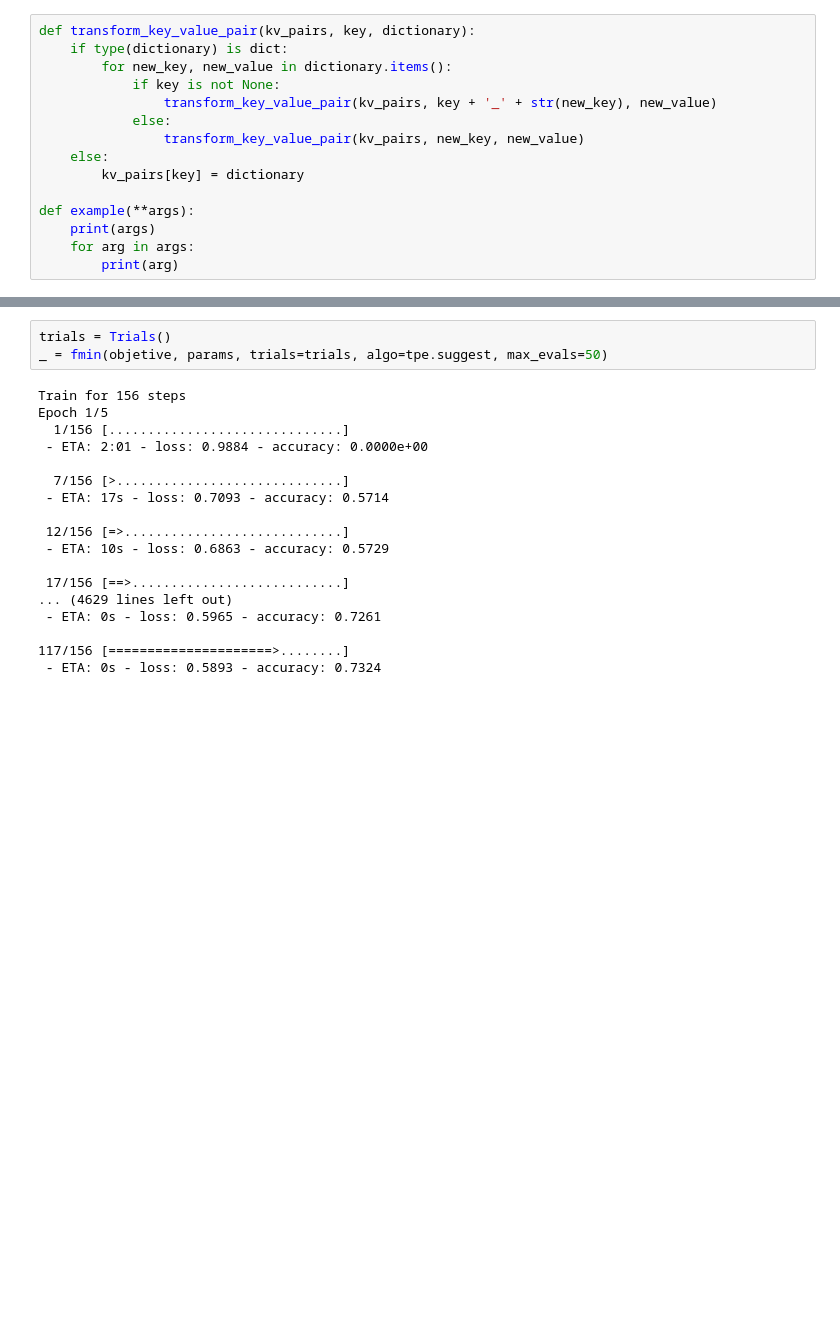
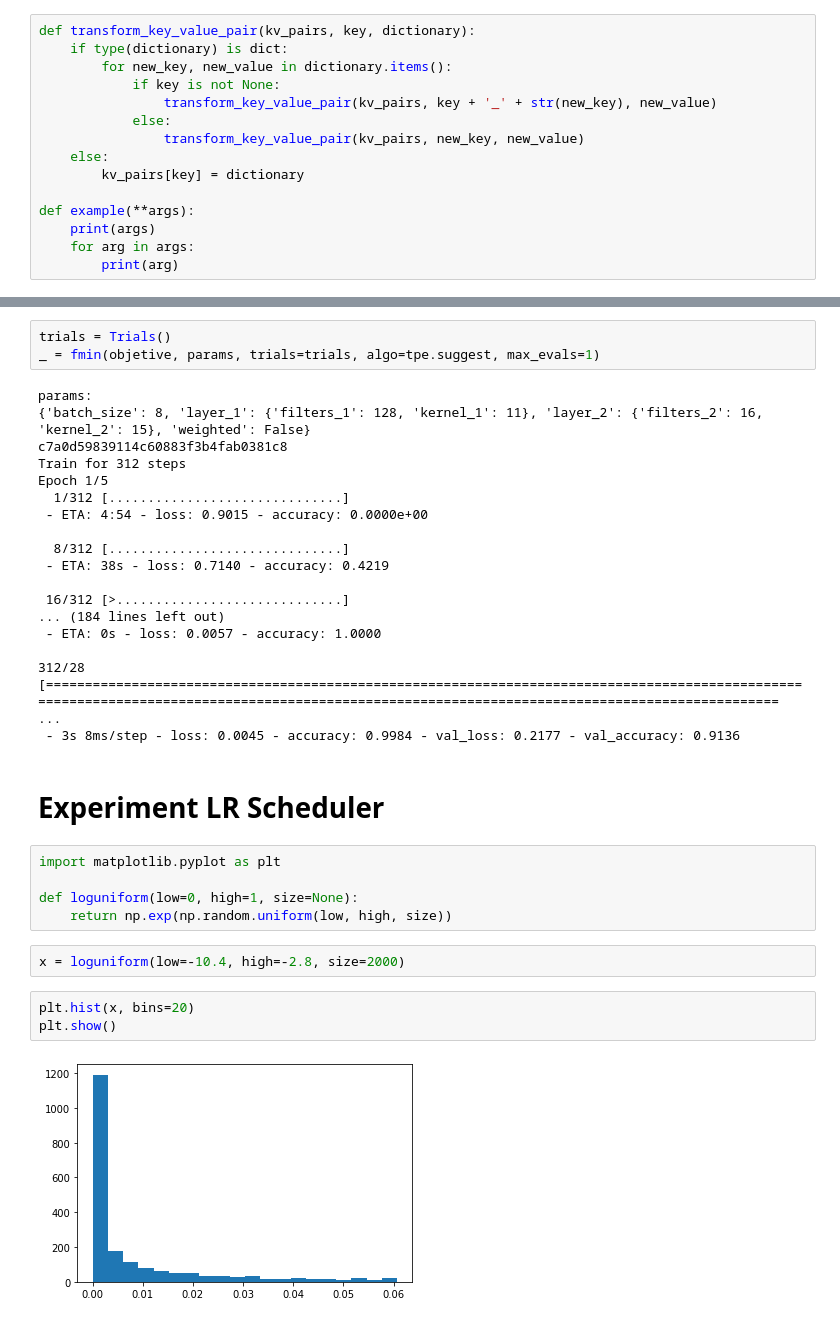
Before and after one commit to cvelas31/mlflow_tune, a Jupyter notebook: notebooks/pipeline_mlflow_hypopt.ipynb, the cells around one changed output, grey strips where cells are left out. Saved outputs shown, nothing was run; the diff lists cells and outputs as text; blank space fills up the shorter version.

```diff
--- a/notebooks/pipeline_mlflow_hypopt.ipynb
+++ b/notebooks/pipeline_mlflow_hypopt.ipynb
@@ -254,22 +268,36 @@ def objetive(params):
     return {'loss': -max(history.history['val_accuracy']), 'status': STATUS_OK}
 # %%
 trials = Trials()
-_ = fmin(objetive, params, trials=trials, algo=tpe.suggest, max_evals=50)
+_ = fmin(objetive, params, trials=trials, algo=tpe.suggest, max_evals=1)
 # %% [output]
-Train for 156 steps
+params:
+{'batch_size': 8, 'layer_1': {'filters_1': 128, 'kernel_1': 11}, 'layer_2': {'filters_2': 16, 'kernel_2': 15}, 'weighted': False}
+c7a0d59839114c60883f3b4fab0381c8
+Train for 312 steps
 Epoch 1/5
-  1/156 [..............................]
- - ETA: 2:01 - loss: 0.9884 - accuracy: 0.0000e+00
+  1/312 [..............................]
+ - ETA: 4:54 - loss: 0.9015 - accuracy: 0.0000e+00
 
-  7/156 [>.............................]
- - ETA: 17s - loss: 0.7093 - accuracy: 0.5714
+  8/312 [..............................]
+ - ETA: 38s - loss: 0.7140 - accuracy: 0.4219
 
- 12/156 [=>............................]
- - ETA: 10s - loss: 0.6863 - accuracy: 0.5729
+ 16/312 [>.............................]
+... (184 lines left out)
+ - ETA: 0s - loss: 0.0057 - accuracy: 1.0000
 
- 17/156 [==>...........................]
-... (4629 lines left out)
- - ETA: 0s - loss: 0.5965 - accuracy: 0.7261
-
-117/156 [=====================>........]
- - ETA: 0s - loss: 0.5893 - accuracy: 0.7324
+312/28 [================================================================================================================================================================================================ ...
+ - 3s 8ms/step - loss: 0.0045 - accuracy: 0.9984 - val_loss: 0.2177 - val_accuracy: 0.9136
+# %% [markdown]
+# Experiment LR Scheduler
+# %%
+import matplotlib.pyplot as plt
+
+def loguniform(low=0, high=1, size=None):
+    return np.exp(np.random.uniform(low, high, size))
+# %%
+x = loguniform(low=-10.4, high=-2.8, size=2000)
+# %%
+plt.hist(x, bins=20)
+plt.show()
+# %% [output]
+[figure, added]
```
Also changed, not shown: parts of 19 cells of this notebook, 2 other files.
